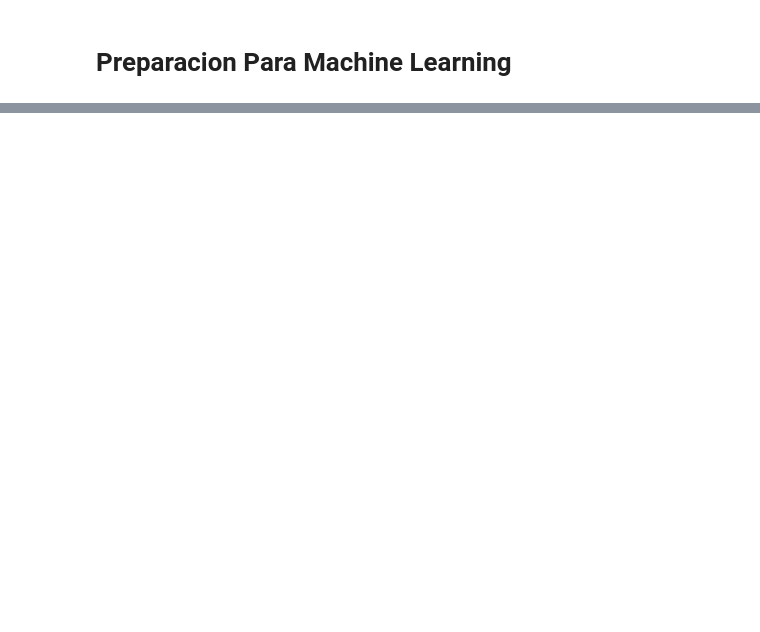
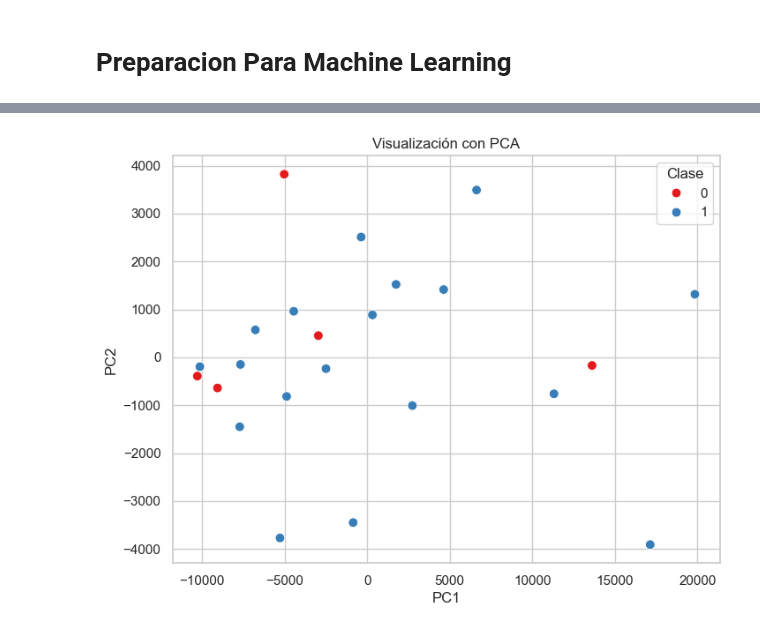
Before and after one commit to FNT138/Analisis_PrediccionIncendiosForestales, a Jupyter notebook: Proy.ipynb, the cells around one changed output, grey strips where cells are left out. Cells and saved outputs as stored; diff of their text form; code cells hidden in the pictures; blank space fills up the shorter version.

```diff
--- a/Proy.ipynb
+++ b/Proy.ipynb
@@ -369,0 +607,5 @@ top3_focos.head(9)
+# %%
+# Definir umbral para clasificación binaria
+umbral = 1000  # ajusta según criterio o distribución de datos
+
+df_ml['target_binaria'] = (df_ml['superficie_afectada'] > umbral).astype(int)
@@ -369,0 +802,16 @@ top3_focos.head(9)
+# %%
+from sklearn.decomposition import PCA
+import seaborn as sns
+
+pca = PCA(n_components=2)
+X_pca = pca.fit_transform(X_train)
+
+pca_df = pd.DataFrame(data=X_pca, columns=['PC1', 'PC2'])
+pca_df['Clase'] = y_train.values
+
+plt.figure(figsize=(8,6))
+sns.scatterplot(data=pca_df, x='PC1', y='PC2', hue='Clase', palette='Set1', s=60)
+plt.title('Visualización con PCA')
+plt.show()
+# %% [output]
+[figure, added]
```
Also changed, not shown: parts of 47 cells of this notebook, 1 other file.
